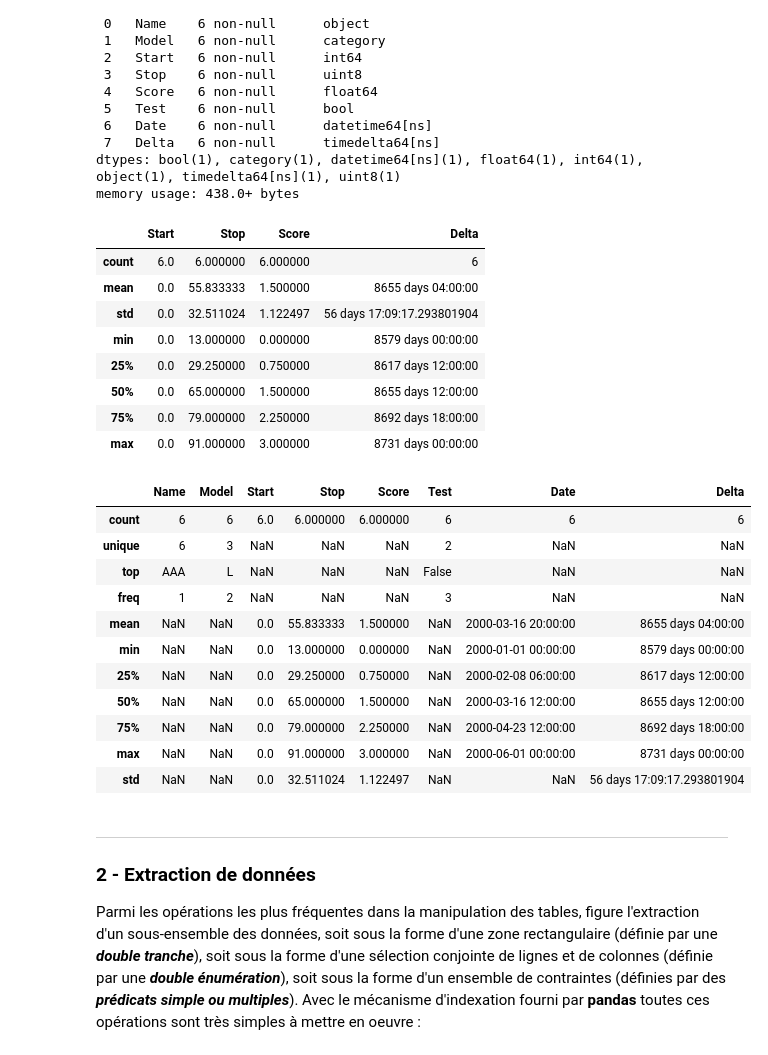
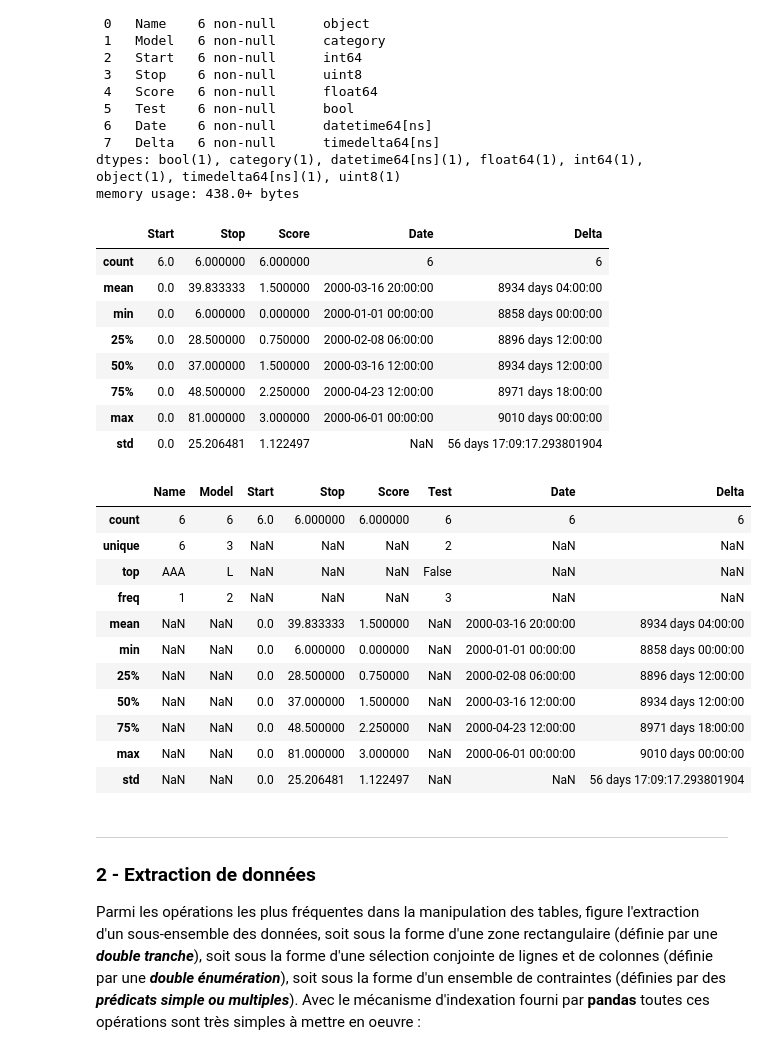
Before and after one commit to mas-outinfo/outinfo, a Jupyter notebook: 07-Pandas.ipynb, the cells around one changed output. Saved outputs shown, nothing was run; the diff lists cells and outputs as text; code cells hidden in the pictures.

```diff
--- a/07-Pandas.ipynb
+++ b/07-Pandas.ipynb
@@ -621,9 +626,8 @@ dtype: object
 # %%
-# n'importe quelle colonne peut être utilisée comme index pour les lignes (attention aux doublons !)
-dd.index = dd.Date # on utilise la colonne 'Date' comme index
+#dd.index = dd.Date # on utilise la colonne 'Date' comme index
 dd.index = dd.Name # on utilise la colonne 'Name' comme index
 #dd.index = dd.Test # la colonne 'Test' est un mauvais choix à cause des doublons
 dd.index.name = None # le label de l'index est inutile, donc on le supprime
-dd # la colonne utilisée comme index n'est pas enlevée de la table
+dd # la colonne utilisée comme index n'est pas enlevée de la table (il faudra la supprimer manuellement)
 # %% [output]
 |  | Name | Model | Start | Stop | Score | Test | Date | Delta |
@@ -686,30 +690,30 @@ memory usage: 438.0+ bytes
 # %%
 dd.describe() # statistiques descriptives sur chaque colonne à valeurs numériques
 # %% [output]
-|  | Start | Stop | Score | Delta |
-| count | 6.0 | 6.000000 | 6.000000 | 6 |
-| mean | 0.0 | 55.833333 | 1.500000 | 8655 days 04:00:00 |
-| std | 0.0 | 32.511024 | 1.122497 | 56 days 17:09:17.293801904 |
-| min | 0.0 | 13.000000 | 0.000000 | 8579 days 00:00:00 |
-| 25% | 0.0 | 29.250000 | 0.750000 | 8617 days 12:00:00 |
-| 50% | 0.0 | 65.000000 | 1.500000 | 8655 days 12:00:00 |
-| 75% | 0.0 | 79.000000 | 2.250000 | 8692 days 18:00:00 |
-| max | 0.0 | 91.000000 | 3.000000 | 8731 days 00:00:00 |
+|  | Start | Stop | Score | Date | Delta |
+| count | 6.0 | 6.000000 | 6.000000 | 6 | 6 |
+| mean | 0.0 | 39.833333 | 1.500000 | 2000-03-16 20:00:00 | 8934 days 04:00:00 |
+| min | 0.0 | 6.000000 | 0.000000 | 2000-01-01 00:00:00 | 8858 days 00:00:00 |
+| 25% | 0.0 | 28.500000 | 0.750000 | 2000-02-08 06:00:00 | 8896 days 12:00:00 |
+| 50% | 0.0 | 37.000000 | 1.500000 | 2000-03-16 12:00:00 | 8934 days 12:00:00 |
+| 75% | 0.0 | 48.500000 | 2.250000 | 2000-04-23 12:00:00 | 8971 days 18:00:00 |
+| max | 0.0 | 81.000000 | 3.000000 | 2000-06-01 00:00:00 | 9010 days 00:00:00 |
+| std | 0.0 | 25.206481 | 1.122497 | NaN | 56 days 17:09:17.293801904 |
 # %%
-dd.describe(include='all', datetime_is_numeric=True) # on force l'inclusion des colonnes non-numériques
+dd.describe(include='all') # on force l'inclusion des colonnes non-numériques
 # %% [output]
 |  | Name | Model | Start | Stop | Score | Test | Date | Delta |
 | count | 6 | 6 | 6.0 | 6.000000 | 6.000000 | 6 | 6 | 6 |
 | unique | 6 | 3 | NaN | NaN | NaN | 2 | NaN | NaN |
 | top | AAA | L | NaN | NaN | NaN | False | NaN | NaN |
 | freq | 1 | 2 | NaN | NaN | NaN | 3 | NaN | NaN |
-| mean | NaN | NaN | 0.0 | 55.833333 | 1.500000 | NaN | 2000-03-16 20:00:00 | 8655 days 04:00:00 |
-| min | NaN | NaN | 0.0 | 13.000000 | 0.000000 | NaN | 2000-01-01 00:00:00 | 8579 days 00:00:00 |
-| 25% | NaN | NaN | 0.0 | 29.250000 | 0.750000 | NaN | 2000-02-08 06:00:00 | 8617 days 12:00:00 |
-| 50% | NaN | NaN | 0.0 | 65.000000 | 1.500000 | NaN | 2000-03-16 12:00:00 | 8655 days 12:00:00 |
-| 75% | NaN | NaN | 0.0 | 79.000000 | 2.250000 | NaN | 2000-04-23 12:00:00 | 8692 days 18:00:00 |
-| max | NaN | NaN | 0.0 | 91.000000 | 3.000000 | NaN | 2000-06-01 00:00:00 | 8731 days 00:00:00 |
-| std | NaN | NaN | 0.0 | 32.511024 | 1.122497 | NaN | NaN | 56 days 17:09:17.293801904 |
+| mean | NaN | NaN | 0.0 | 39.833333 | 1.500000 | NaN | 2000-03-16 20:00:00 | 8934 days 04:00:00 |
+| min | NaN | NaN | 0.0 | 6.000000 | 0.000000 | NaN | 2000-01-01 00:00:00 | 8858 days 00:00:00 |
+| 25% | NaN | NaN | 0.0 | 28.500000 | 0.750000 | NaN | 2000-02-08 06:00:00 | 8896 days 12:00:00 |
+| 50% | NaN | NaN | 0.0 | 37.000000 | 1.500000 | NaN | 2000-03-16 12:00:00 | 8934 days 12:00:00 |
+| 75% | NaN | NaN | 0.0 | 48.500000 | 2.250000 | NaN | 2000-04-23 12:00:00 | 8971 days 18:00:00 |
+| max | NaN | NaN | 0.0 | 81.000000 | 3.000000 | NaN | 2000-06-01 00:00:00 | 9010 days 00:00:00 |
+| std | NaN | NaN | 0.0 | 25.206481 | 1.122497 | NaN | NaN | 56 days 17:09:17.293801904 |
 # %% [markdown]
 ---
 ### 2 - Extraction de données
```
Also changed, not shown: parts of 93 cells of this notebook, 13 other files.
